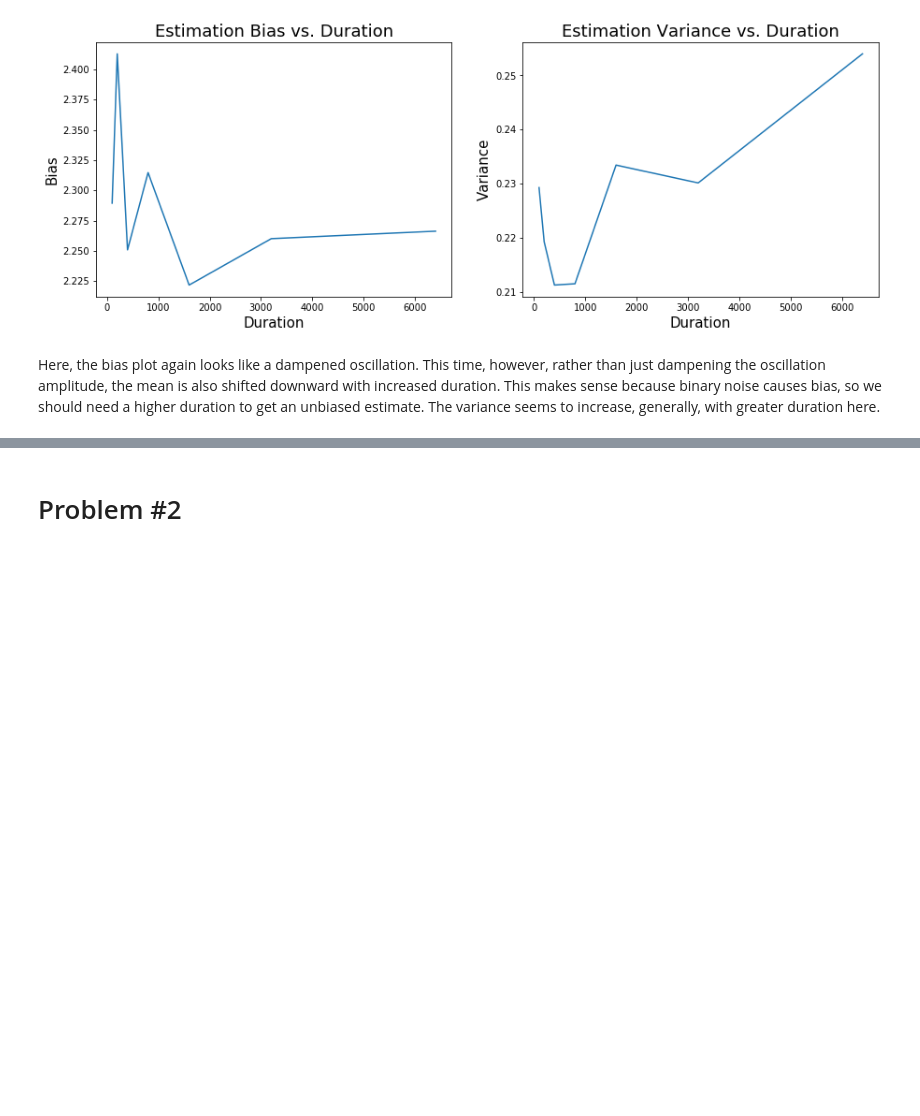
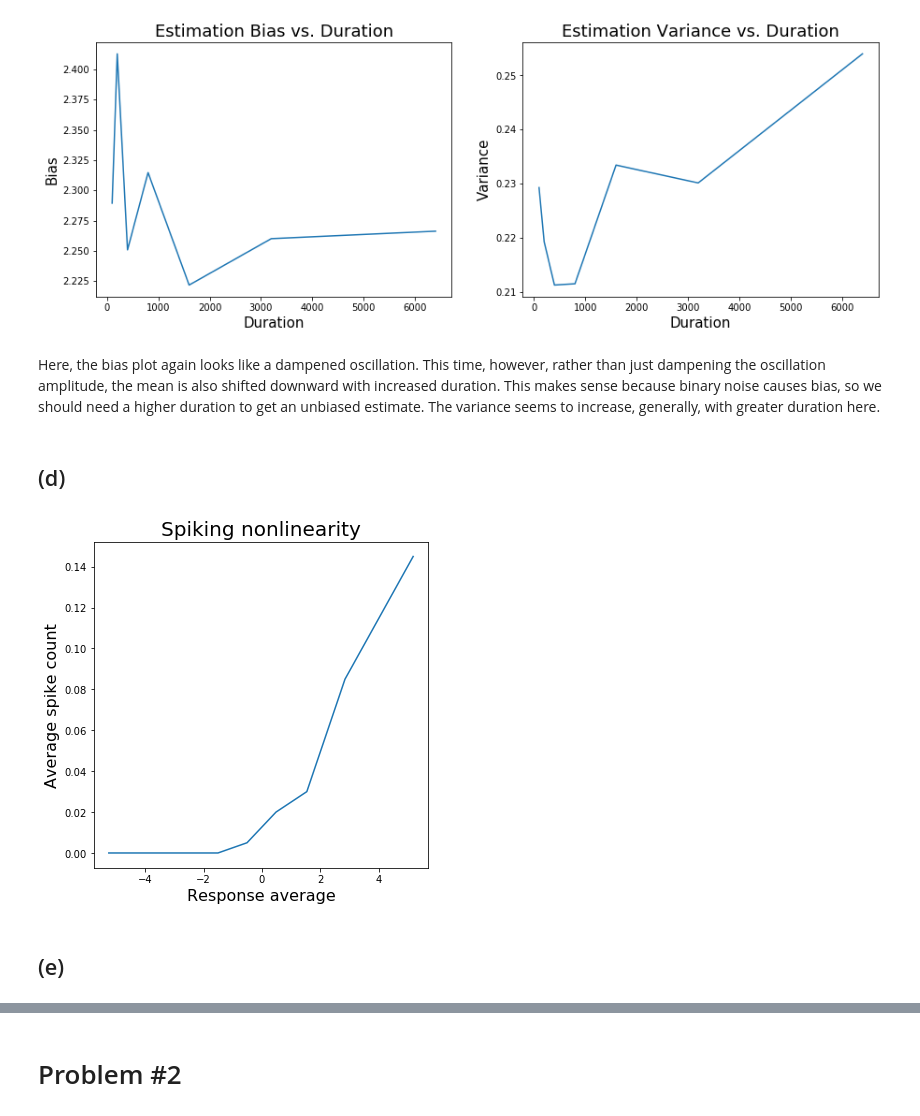
Before and after one commit to rfeinman/hw-mathtools, a Jupyter notebook: Feinman_Reuben_HW6/hw6.ipynb, the cells around one changed output, grey strips where cells are left out. Cells and saved outputs as stored; diff of their text form; code cells hidden in the pictures; blank space fills up the shorter version.

```diff
--- a/Feinman_Reuben_HW6/hw6.ipynb
+++ b/Feinman_Reuben_HW6/hw6.ipynb
@@ -255,3 +255,34 @@ plt.show()
 [figure]
 # %% [markdown]
 Here, the bias plot again looks like a dampened oscillation. This time, however, rather than just dampening the oscillation amplitude, the mean is also shifted downward with increased duration. This makes sense because binary noise causes bias, so we should need a higher duration to get an unbiased estimate. The variance seems to increase, generally, with greater duration here.
+# %% [markdown]
+## (d)
+# %%
+# collect spikes and stimuli for duration=1600
+spikes, stimuli = runGaussNoiseExpt(kernel_1d, 1600)
+# compute sta
+sta = compute_sta(spikes, stimuli)
+# project stimuli onto sta
+stim_proj = np.matmul(sta, stimuli.T)
+# sort according to projection value
+proj_sorted = sorted(enumerate(stim_proj), key= lambda x: -x[1])
+spikes_p = [spikes[x[0]] for x in proj_sorted]
+proj_p = [x[1] for x in proj_sorted]
+# %%
+# compute the average responses and the spike counts in each window
+spike_count_avgs = np.zeros(8)
+response_avgs = np.zeros(8)
+for i in range(8):
+    spike_count_avgs[i] = np.mean(spikes_p[200*i:200*(i+1)])
+    response_avgs[i] = np.mean(proj_p[200*i:200*(i+1)])
+# %%
+plt.figure(figsize=(6,6))
+plt.plot(response_avgs, spike_count_avgs)
+plt.title('Spiking nonlinearity', fontsize=20)
+plt.xlabel('Response average', fontsize=16)
+plt.ylabel('Average spike count', fontsize=16)
+plt.show()
+# %% [output]
+[figure, added]
+# %% [markdown]
+## (e)
```
Also changed, not shown: parts of 6 cells of this notebook.
